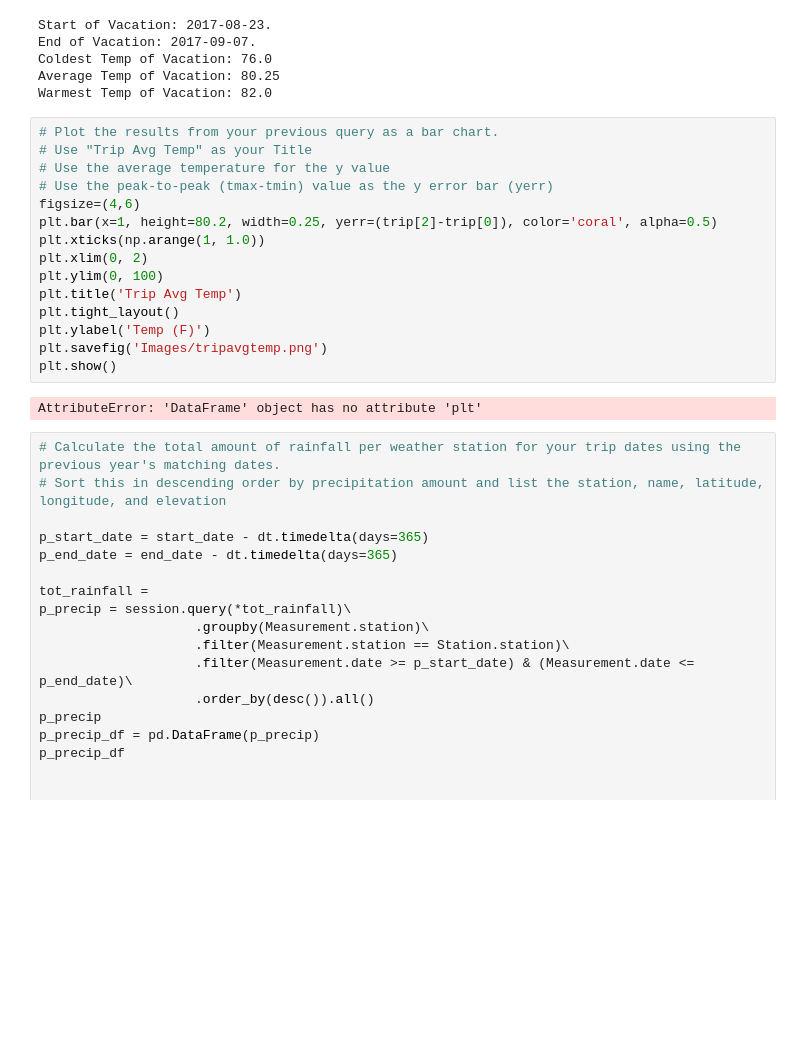
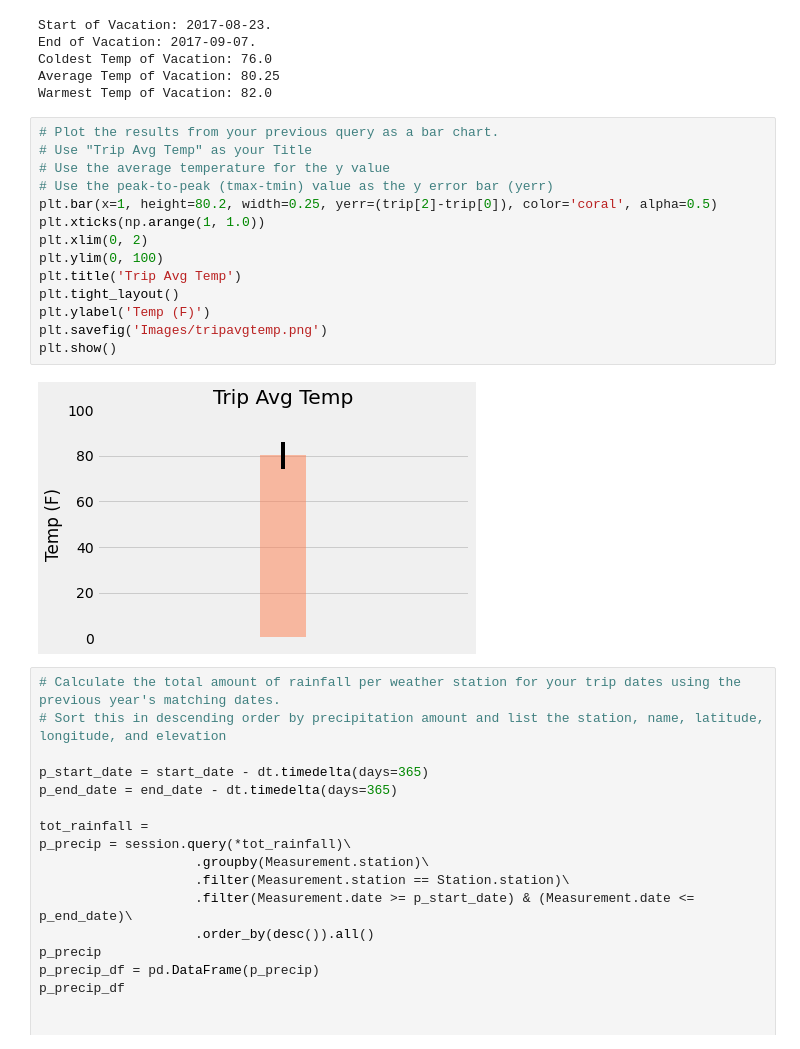
Before and after one commit to James-Ashley/sqlalchemy-challenge, a Jupyter notebook: climate_starter.ipynb, the cells around one changed output. Drawn from its saved outputs; the diff is of its cells as text; blank space fills up the shorter version.

```diff
--- a/climate_starter.ipynb
+++ b/climate_starter.ipynb
@@ -195,20 +195,19 @@ Warmest Temp of Vacation: 82.0
 # %%
 # Plot the results from your previous query as a bar chart.
 # Use "Trip Avg Temp" as your Title
 # Use the average temperature for the y value
 # Use the peak-to-peak (tmax-tmin) value as the y error bar (yerr)
-figsize=(4,6)
 plt.bar(x=1, height=80.2, width=0.25, yerr=(trip[2]-trip[0]), color='coral', alpha=0.5)
 plt.xticks(np.arange(1, 1.0))
 plt.xlim(0, 2)
 plt.ylim(0, 100)
 plt.title('Trip Avg Temp')
 plt.tight_layout()
 plt.ylabel('Temp (F)')
 plt.savefig('Images/tripavgtemp.png')
 plt.show()
 # %% [output]
-AttributeError: 'DataFrame' object has no attribute 'plt'
+[figure, added]
 # %%
 # Calculate the total amount of rainfall per weather station for your trip dates using the previous year's matching dates.
 # Sort this in descending order by precipitation amount and list the station, name, latitude, longitude, and elevation
```
